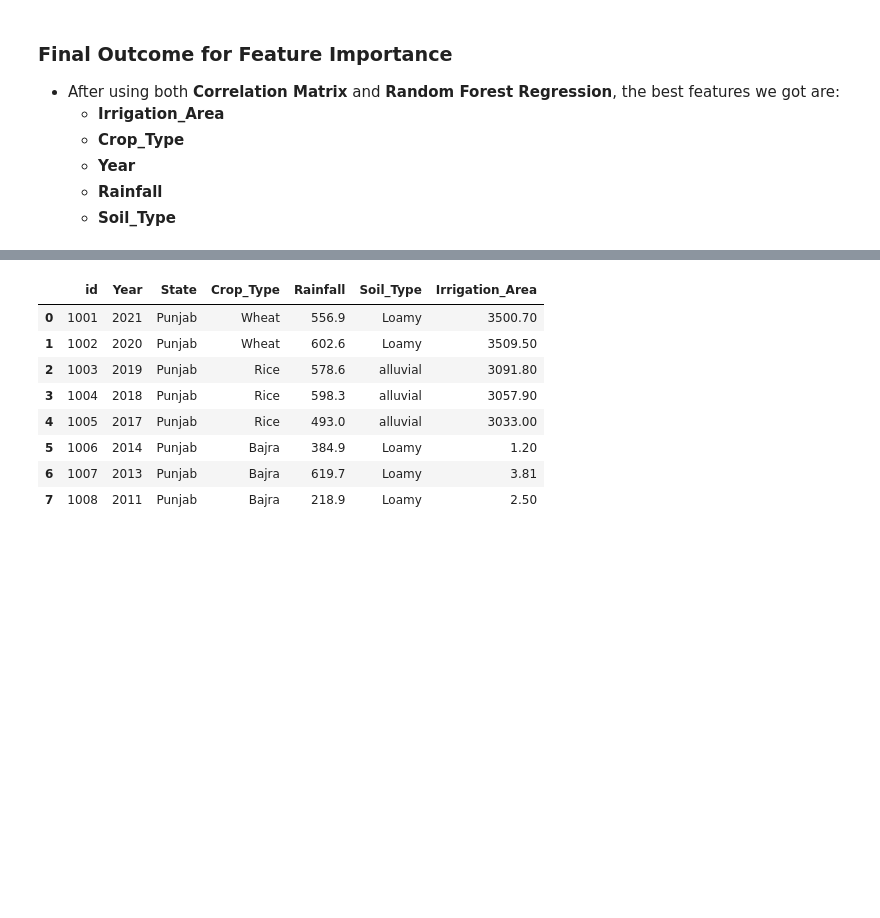
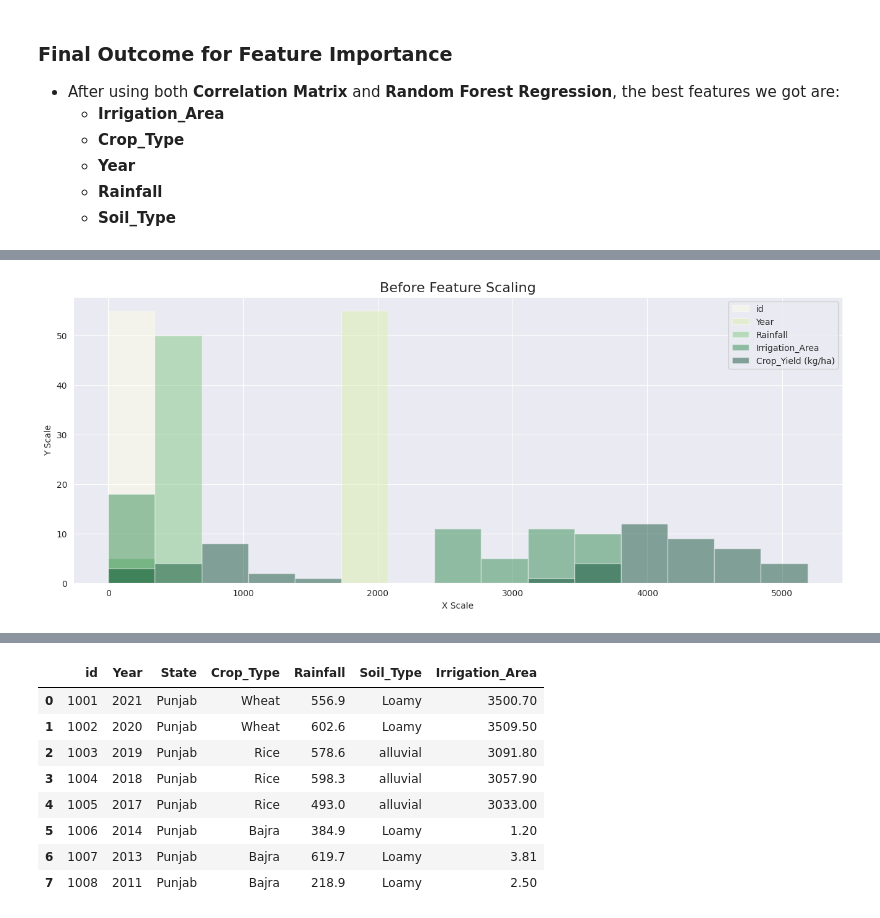
Before and after one commit to Sakib-Dalal/Innovative-AI-Challenge-2024, a Jupyter notebook: Notebook/main_notebook.ipynb, the cells around one changed output, grey strips where cells are left out. Cells and saved outputs as stored; diff of their text form; code cells hidden in the pictures; blank space fills up the shorter version.

```diff
--- a/Notebook/main_notebook.ipynb
+++ b/Notebook/main_notebook.ipynb
@@ -592,0 +677,10 @@ plt.show()
+# %%
+# before processing the training data
+train_df.plot(figsize=(16, 6), cmap="YlGn", kind="hist", alpha=0.45, bins=15)
+plt.title("Before Feature Scaling", fontsize=16)
+plt.xlabel("X Scale")
+plt.ylabel("Y Scale")
+
+plt.show()
+# %% [output]
+[figure, added]
```
Also changed, not shown: parts of 31 cells of this notebook.
